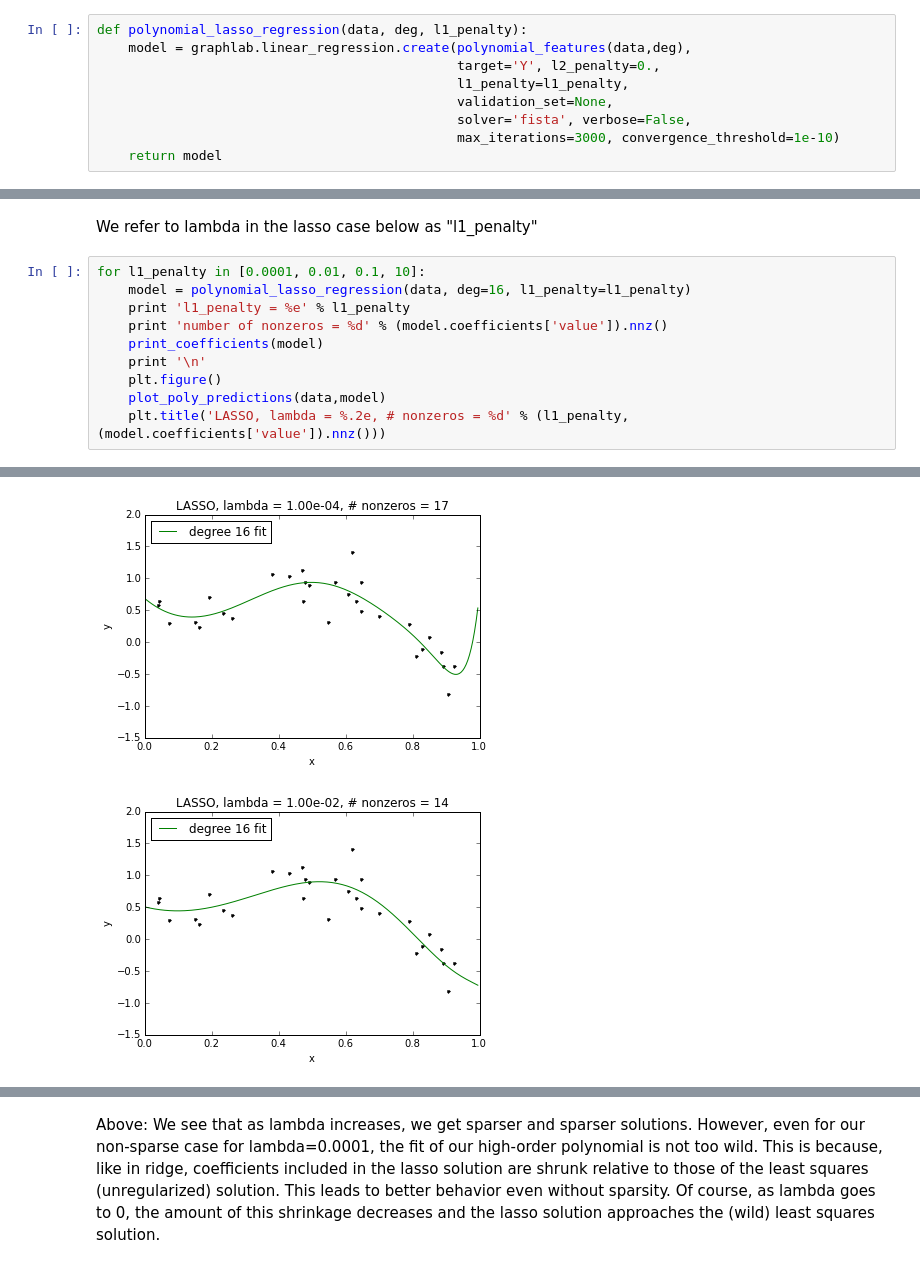
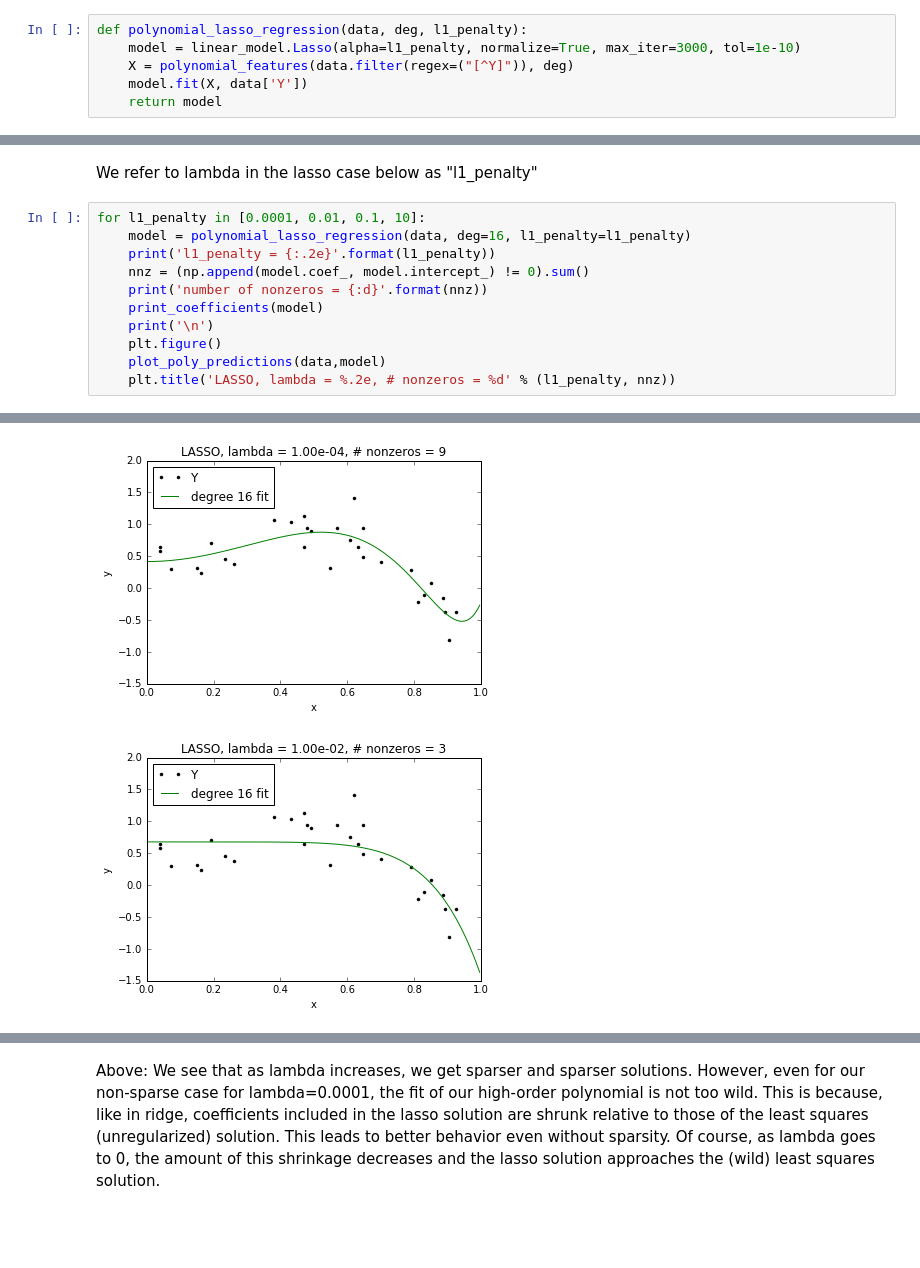
Before and after one commit to mendelvantriet/coursera-washington-regression, a Jupyter notebook: overfitting_demo_ridge_lasso.scikit.ipynb, the cells around one changed output, grey strips where cells are left out. Drawn from its saved outputs; the diff is of its cells as text; blank space fills up the shorter version.

Commit message:
lasso

```diff
--- a/overfitting_demo_ridge_lasso.scikit.ipynb
+++ b/overfitting_demo_ridge_lasso.scikit.ipynb
@@ -344,15 +344,12 @@ plot_poly_predictions(data,model)
 Lasso regression jointly shrinks coefficients to avoid overfitting, and implicitly performs feature selection by setting some coefficients exactly to 0 for sufficiently large penalty strength lambda (here called "L1_penalty").  In particular, lasso takes the RSS term of standard least squares and adds a 1-norm cost of the coefficients $\|w\|$.
 # %% [markdown]
 Define our function to solve the lasso objective for a polynomial regression model of any degree:
-# %%
-def polynomial_lasso_regression(data, deg, l1_penalty):
-    model = graphlab.linear_regression.create(polynomial_features(data,deg),
-                                              target='Y', l2_penalty=0.,
-                                              l1_penalty=l1_penalty,
-                                              validation_set=None,
-                                              solver='fista', verbose=False,
-                                              max_iterations=3000, convergence_threshold=1e-10)
-    return model
+# %%
+def polynomial_lasso_regression(data, deg, l1_penalty):
+    model = linear_model.Lasso(alpha=l1_penalty, normalize=True, max_iter=3000, tol=1e-10)
+    X = polynomial_features(data.filter(regex=("[^Y]")), deg)
+    model.fit(X, data['Y'])
+    return model
 # %% [markdown]
 ## Explore the lasso solution as a function of a few different penalty strengths
 # %% [markdown]
@@ -360,11 +357,12 @@ We refer to lambda in the lasso case below as "l1_penalty"
 # %%
 for l1_penalty in [0.0001, 0.01, 0.1, 10]:
     model = polynomial_lasso_regression(data, deg=16, l1_penalty=l1_penalty)
-    print 'l1_penalty = %e' % l1_penalty
-    print 'number of nonzeros = %d' % (model.coefficients['value']).nnz()
+    print('l1_penalty = {:.2e}'.format(l1_penalty))
+    nnz = (np.append(model.coef_, model.intercept_) != 0).sum()
+    print('number of nonzeros = {:d}'.format(nnz))
     print_coefficients(model)
-    print '\n'
+    print('\n')
     plt.figure()
     plot_poly_predictions(data,model)
-    plt.title('LASSO, lambda = %.2e, # nonzeros = %d' % (l1_penalty, (model.coefficients['value']).nnz()))
+    plt.title('LASSO, lambda = %.2e, # nonzeros = %d' % (l1_penalty, nnz))
 # %% [output]
@@ -388,2 +386,2 @@ Learned polynomial for degree 16:
-[figure, old version]
+[figure, new version]
-[figure, old version]
+[figure, new version]
```
Also changed, not shown: parts of 1 cell of this notebook.
